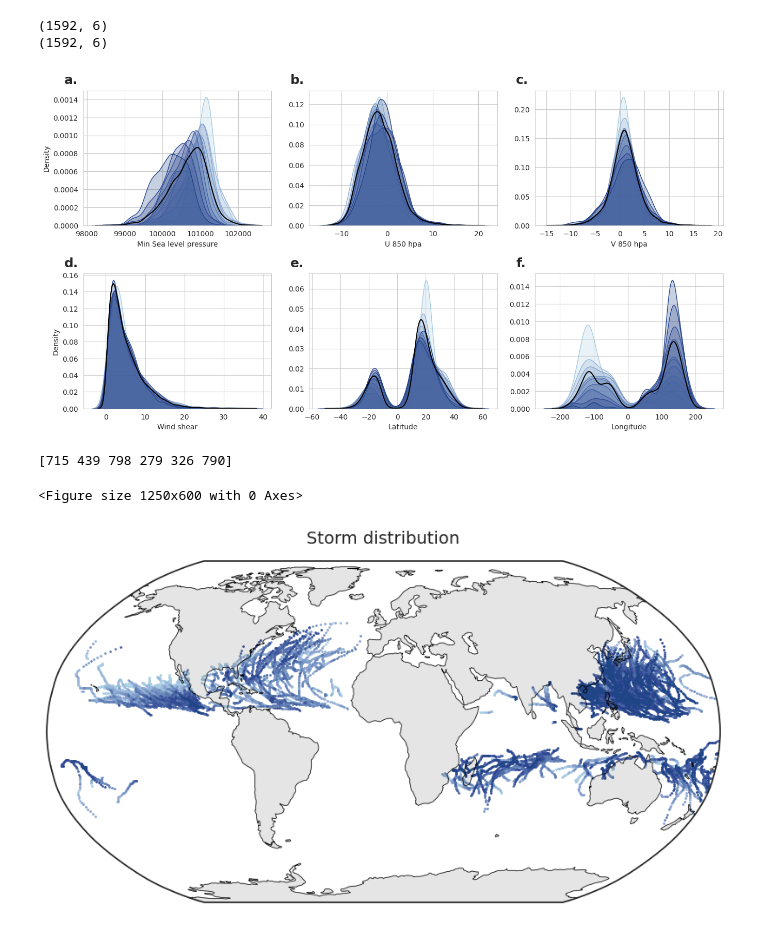
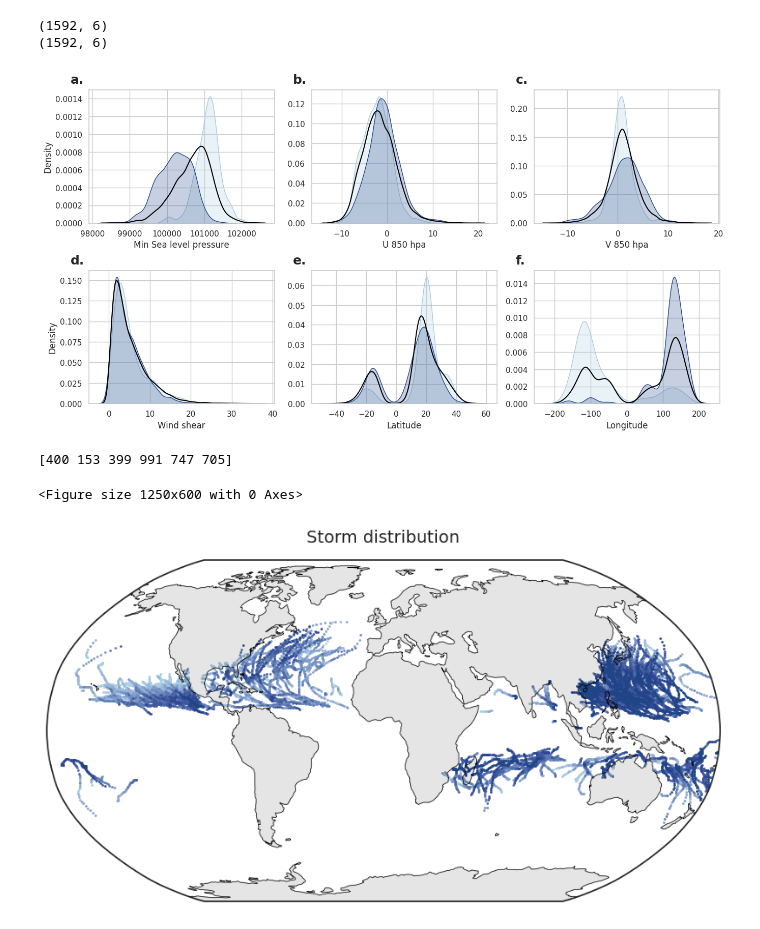
Before and after one commit to vosps/tropical_cyclone, a Jupyter notebook: tracking/9_interpretability.ipynb, the cells around one changed output. Saved outputs shown, nothing was run; the diff lists cells and outputs as text; code cells hidden in the pictures.

Commit message:
figure changes and additions

```diff
--- a/tracking/9_interpretability.ipynb
+++ b/tracking/9_interpretability.ipynb
@@ -80,6 +80,13 @@ print(kde.evaluate(limits[0]))
 x_kde, y_kde = sns.kdeplot(disc_pred[:,0,0]).get_lines()[0].get_data()
 
 for i in range(10):
+	if i in range(1,9):
+		y = y_kde[(x_kde >= limits[1]) & (x_kde <= limits[9])]
+		x = x_kde[(x_kde >= limits[1]) & (x_kde <= limits[9])]
+		print(y)
+		print(x)
+		plt.fill_between(x,y, color=colours[2], alpha=0.2)
+		continue
 	[y1] = kde.evaluate(limits[i])
 	[y2] = kde.evaluate(limits[i+1])
 	y = y_kde[(x_kde >= limits[i]) & (x_kde <= limits[i+1])]
@@ -139,42 +146,42 @@ print(p_100.shape)
 sns.set_style("whitegrid")  # You can change the style to your preference
 height_ratios = [1,0.08,1]
 fig, axes = plt.subplots(3, 3, figsize=(16, 8),gridspec_kw={'height_ratios': height_ratios})
 titles = ['Min Sea level pressure', 'U 850 hpa', 'V 850 hpa', 'Wind shear', 'Latitude', 'Longitude']
 labels = ['a.','b.','c.','d.','e.','f.']
 
 for i in range(6):
     row, col = divmod(i, 3)
 
     if row == 1:
         # axes[row,col].set_facecolor('white')
         # axes[row,col] = 'off'
         axes[row,col].set_axis_off()
         row = 2
     sns.kdeplot(p_10[:,i], fill=True, color="#A8CCE3", ax=axes[row,col])
-    sns.kdeplot(p_20[:,i], fill=True, color="#98B5D9", ax=axes[row,col])
-    sns.kdeplot(p_30[:,i], fill=True, color="#89A0CF", ax=axes[row,col])
-    sns.kdeplot(p_40[:,i], fill=True, color="#799AC5", ax=axes[row,col])
-    sns.kdeplot(p_50[:,i], fill=True, color="#6A88BB", ax=axes[row,col])
-    sns.kdeplot(p_60[:,i], fill=True, color="#5B78B0", ax=axes[row,col])
-    sns.kdeplot(p_70[:,i], fill=True, color="#4C67A6", ax=axes[row,col])
-    sns.kdeplot(p_80[:,i], fill=True, color="#3E579C", ax=axes[row,col])
-    sns.kdeplot(p_90[:,i], fill=True, color="#2F4792", ax=axes[row,col])
+    # sns.kdeplot(p_20[:,i], fill=True, color="#98B5D9", ax=axes[row,col])
+    # sns.kdeplot(p_30[:,i], fill=True, color="#89A0CF", ax=axes[row,col])
+    # sns.kdeplot(p_40[:,i], fill=True, color="#799AC5", ax=axes[row,col])
+    # sns.kdeplot(p_50[:,i], fill=True, color="#6A88BB", ax=axes[row,col])
+    # sns.kdeplot(p_60[:,i], fill=True, color="#5B78B0", ax=axes[row,col])
+    # sns.kdeplot(p_70[:,i], fill=True, color="#4C67A6", ax=axes[row,col])
+    # sns.kdeplot(p_80[:,i], fill=True, color="#3E579C", ax=axes[row,col])
+    # sns.kdeplot(p_90[:,i], fill=True, color="#2F4792", ax=axes[row,col])
     sns.kdeplot(p_100[:,i], fill=True, color="#204587", ax=axes[row,col])
     sns.kdeplot(inputs[:,i],fill=False, color="Black", ax=axes[row,col])
     axes[row,col].text(-0.1, 1.05, labels[i], transform=axes[row,col].transAxes, size=18, weight='bold')
     # axes[row,col].set_title(titles[i])
     axes[row,col].set_xlabel(titles[i])
     axes[row,col].set_ylabel("")
 
 axes[0,0].set_ylabel('Density')
 axes[2,0].set_ylabel('Density')
 # plt.title("Kernel Density Estimation (KDE) Plot")
 # plt.xlabel("Values")
 # plt.ylabel("Density")
 # plt.show()
 plt.savefig('figure_9a_inputs.png',bbox_inches='tight',dpi=600)
 # %% [output]
-[figure, old version]
+[figure, new version]
 # %%
 pred_10 = gen_pred[(disc_pred[:,0,0] > limits[0]) & (disc_pred[:,0,0] < limits[1]),:,:]
 pred_100 = gen_pred[(disc_pred[:,0,0] > limits[9]) & (disc_pred[:,0,0] < limits[10]),:,:]
@@ -267,7 +274,7 @@ fig.tight_layout()
 plt.savefig('figure_9b_examples.png',bbox_inches='tight',dpi=600)
 plt.clf()
 # %% [output]
-[715 439 798 279 326 790]
+[400 153 399 991 747 705]
 <Figure size 1250x600 with 0 Axes>
 # %%
 levels = [10, 15, 20, 25, 30, 40, 50,75, 100,140,180,200,250,300]
```
Also changed, not shown: parts of 1 cell of this notebook, 8 other files.
